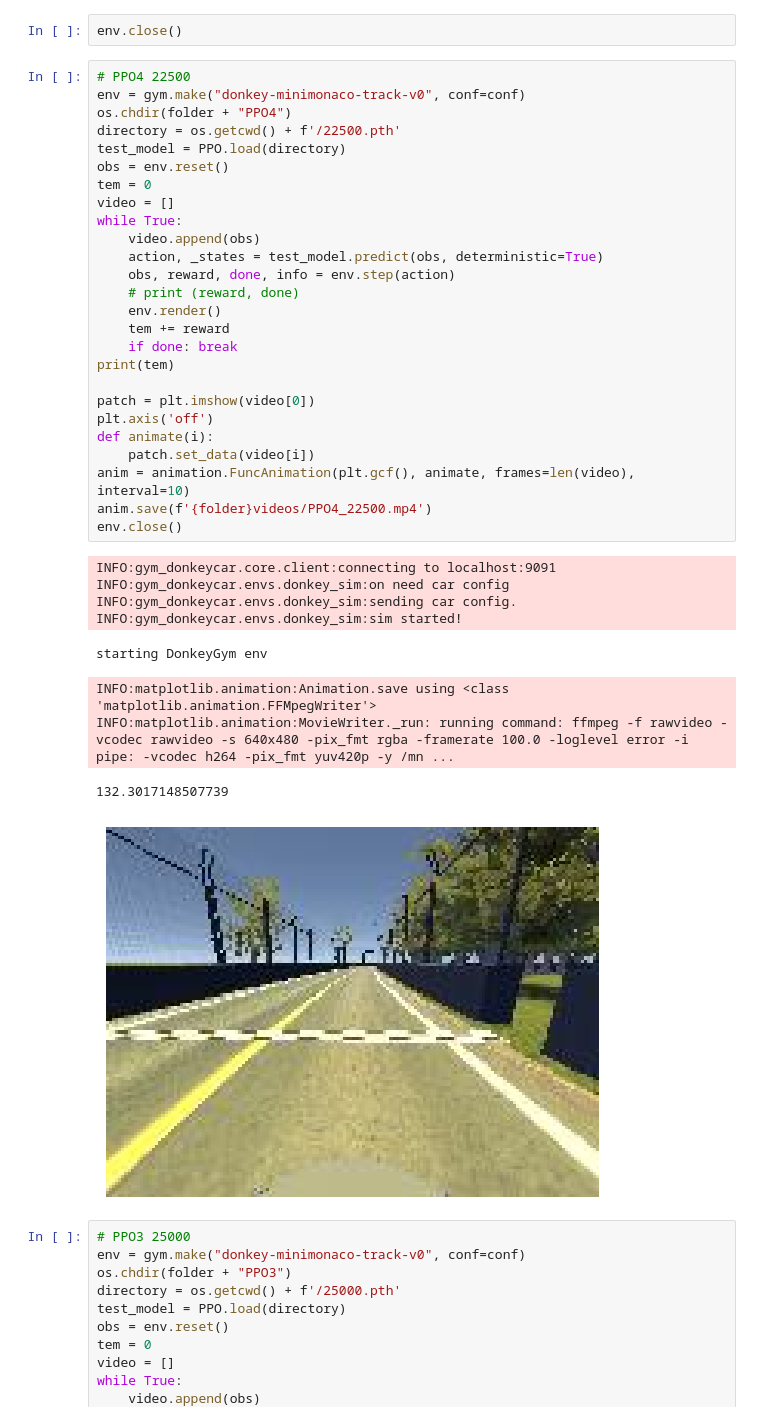
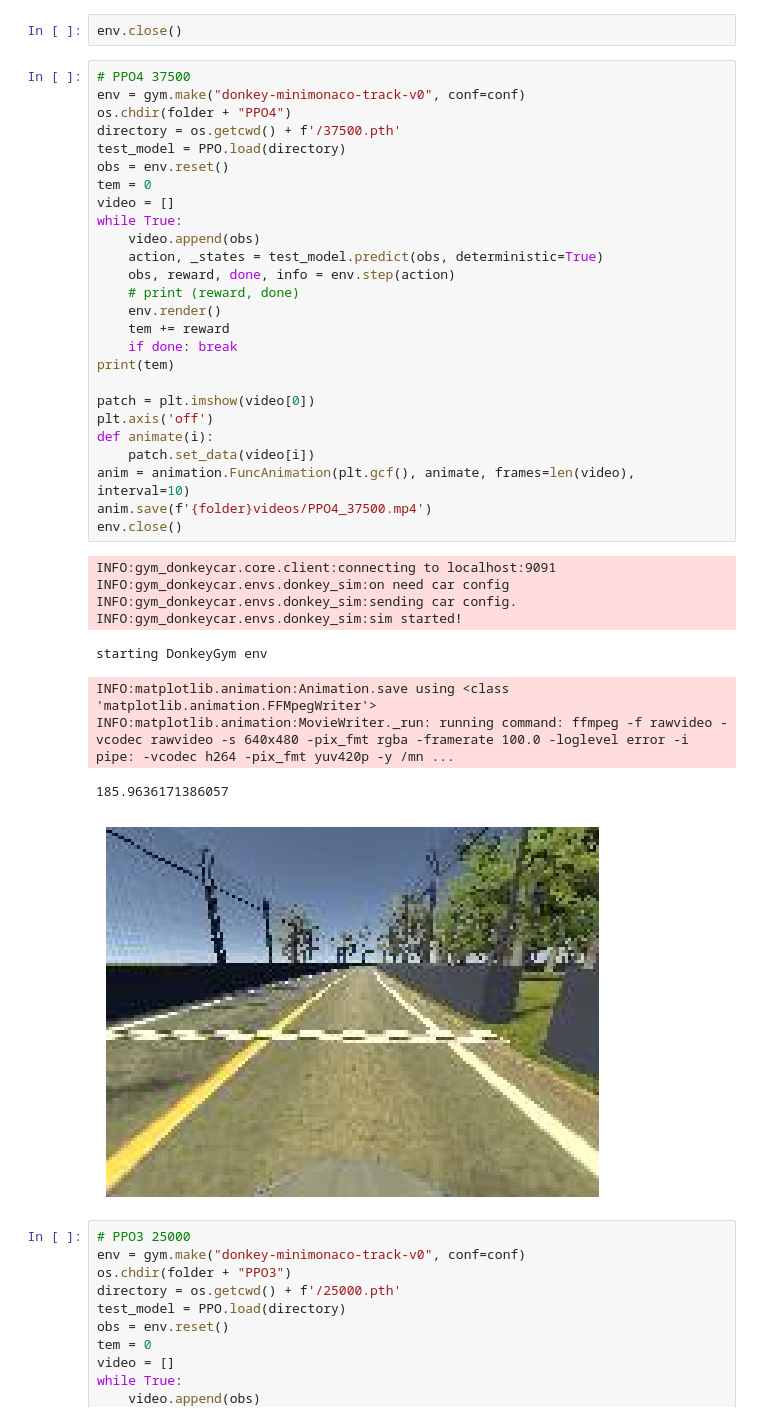
Before and after one commit to ALavender08/Donkey_Car, a Jupyter notebook: make_video.ipynb, the cells around one changed output. Drawn from its saved outputs; the diff is of its cells as text.

Commit message:
make new PPO4 video

```diff
--- a/make_video.ipynb
+++ b/make_video.ipynb
@@ -149,41 +149,41 @@ INFO:matplotlib.animation:MovieWriter._run: running command: ffmpeg -f rawvideo
 # %%
 env.close()
 # %%
-# PPO4 22500
+# PPO4 37500
 env = gym.make("donkey-minimonaco-track-v0", conf=conf)
 os.chdir(folder + "PPO4")
-directory = os.getcwd() + f'/22500.pth'
+directory = os.getcwd() + f'/37500.pth'
 test_model = PPO.load(directory)
 obs = env.reset()
 tem = 0
 video = []
 while True:
     video.append(obs)
     action, _states = test_model.predict(obs, deterministic=True)
     obs, reward, done, info = env.step(action)
     # print (reward, done)
     env.render()
     tem += reward
     if done: break
 print(tem)
 
 patch = plt.imshow(video[0])
 plt.axis('off')
 def animate(i):
     patch.set_data(video[i])
 anim = animation.FuncAnimation(plt.gcf(), animate, frames=len(video), interval=10)
-anim.save(f'{folder}videos/PPO4_22500.mp4')
+anim.save(f'{folder}videos/PPO4_37500.mp4')
 env.close()
 # %% [output]
 INFO:gym_donkeycar.core.client:connecting to localhost:9091
 INFO:gym_donkeycar.envs.donkey_sim:on need car config
 INFO:gym_donkeycar.envs.donkey_sim:sending car config.
 INFO:gym_donkeycar.envs.donkey_sim:sim started!
 starting DonkeyGym env
 INFO:matplotlib.animation:Animation.save using <class 'matplotlib.animation.FFMpegWriter'>
 INFO:matplotlib.animation:MovieWriter._run: running command: ffmpeg -f rawvideo -vcodec rawvideo -s 640x480 -pix_fmt rgba -framerate 100.0 -loglevel error -i pipe: -vcodec h264 -pix_fmt yuv420p -y /mn ...
-132.3017148507739
+185.9636171386057
-[figure, old version]
+[figure, new version]
 # %%
 # PPO3 25000
 env = gym.make("donkey-minimonaco-track-v0", conf=conf)
```
